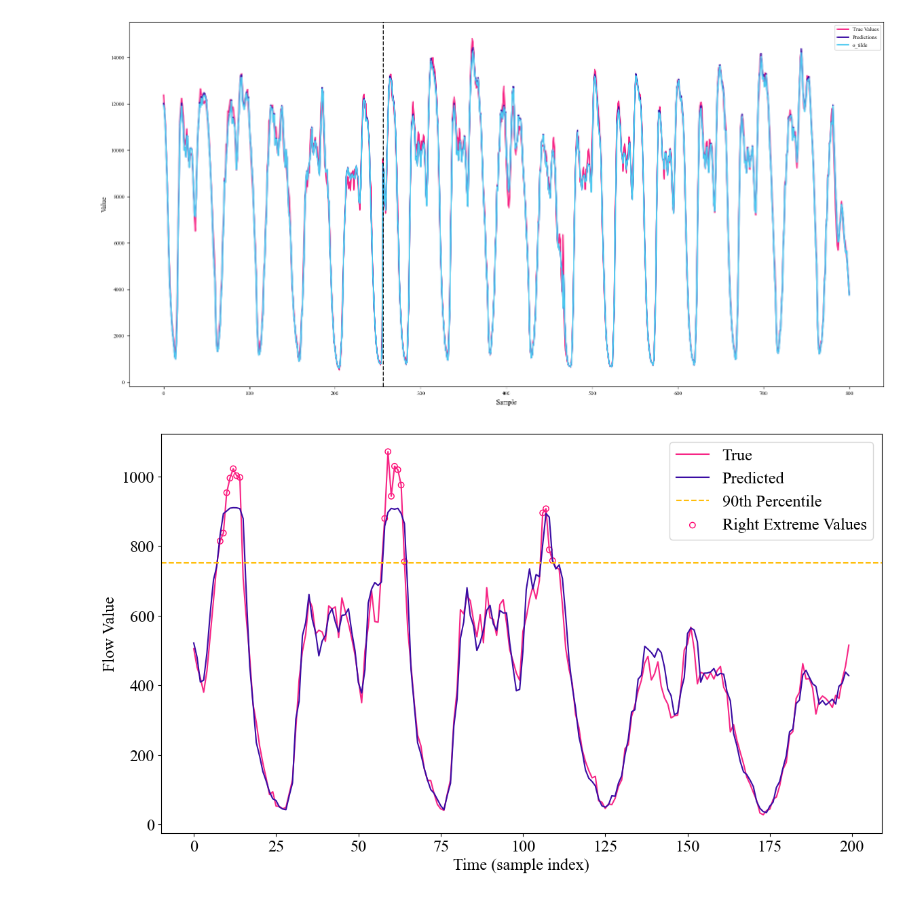
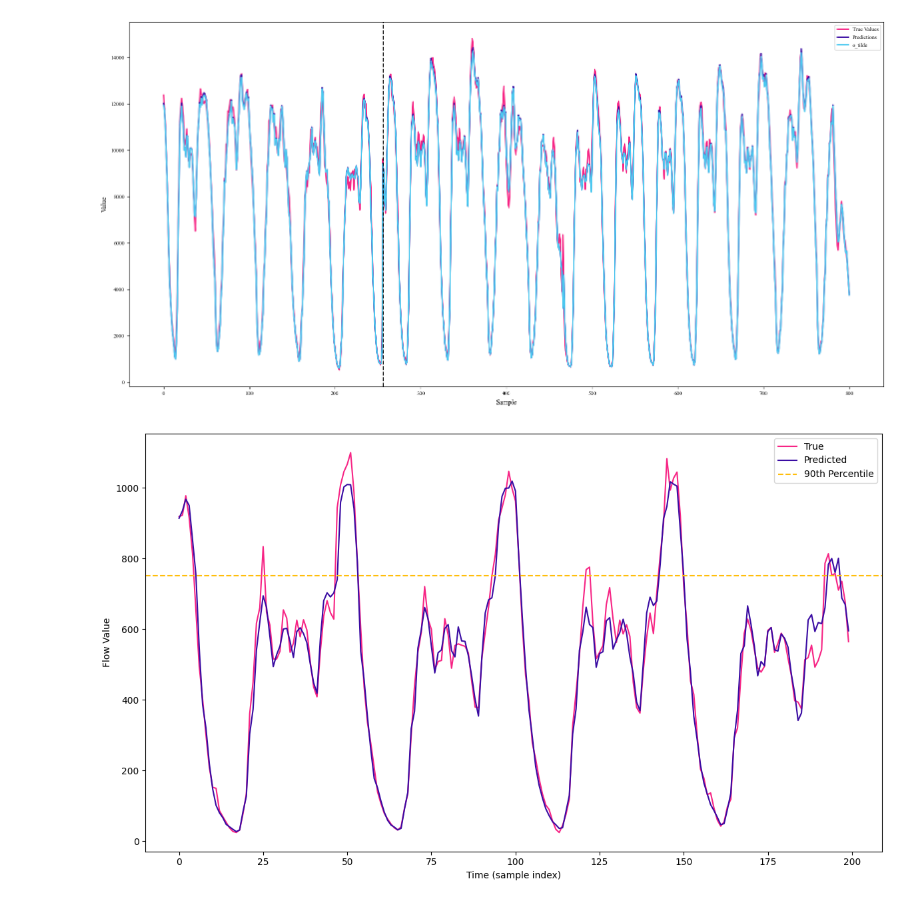
Before and after one commit to omerAJ/Hyb-STEX, a Jupyter notebook: plottingForPPR copy.ipynb, the cells around one changed output. Drawn from its saved outputs; the diff is of its cells as text; code cells hidden in the pictures.

```diff
--- a/plottingForPPR copy.ipynb
+++ b/plottingForPPR copy.ipynb
@@ -261,4 +268,4 @@ def test(model, dataloader, scaler, graph, args):
 # %%
-_, y_true, y_pred, evs_true, evs_pred, bias, bias_scaled, o_tilde = test(model, dataloader, dataloader['scaler'], graph, args)
+_, y_true, y_pred_g, y_pred_best = test(gumbell_model, best_model, dataloader, dataloader['scaler'], graph, args)
 # %% [output]
 Finished test phase, with samples: 546
@@ -274,7 +331,7 @@ from scipy.stats import gaussian_kde
 # List of arrays with their corresponding labels and colors for plotting
 data = [
     (y_true, 'True', '#f72585'),
-    (o_tilde, 'Predicted', '#3a0ca3'),
+    (y_pred, 'Predicted', '#3a0ca3'),
 ]
 plt.figure(figsize=(12, 7))  # Adjust the size as needed
 
@@ -424,66 +481,33 @@ import matplotlib.pyplot as plt
 # Set up the plot
 plt.figure(figsize=(12, 7))
 
 # Plotting for the first node (as the loop range is 1, it plots only the first node)
 for node_index in range(1):
-    s, e = 0, 200
+    s, e = 250, 450
     node_index=86
     inflow = y_true[:, 0, node_index, 0]
     percentile_90 = np.percentile(inflow, 90)
     inflow = y_true[s:e, 0, node_index, 0]
-    inflow_pred = o_tilde[s:e, 0, node_index, 0]
-    # inflow_pred_bias = y_pred[50:250, 0, node_index, 0]
-    # outflow = y_train[:, 0, node_index, 1]
-
-    # Plot a horizontal line at the 90th percentile
-
-    # Extract extreme indicators for inflow and outflow
-    # extreme_inflow_indicator = evs_pred[0:500, 0, node_index, 0]
-    extreme_inflow_indicator_true = evs_true[s:e, 0, node_index, 0]
-    # print("extreme_inflow_indicator", extreme_inflow_indicator)
-    # extreme_outflow_indicator = extreme_values_binary_tensor[:, 0, node_index, 1]
-
-    # Identify indices where extreme events occur
-    # extreme_inflow_indices = np.where(extreme_inflow_indicator >= .2)[0]
-    extreme_inflow_indices_true = np.where(extreme_inflow_indicator_true == 1)[0]
-    # extreme_outflow_indices = np.where(extreme_outflow_indicator == 1)[0]
-
-    # data = [
-    # (y_true, 'True Values', '#f72585'),
-    # (y_pred, 'Predicted Values', '#3a0ca3'),
-    # (o_tilde, 'o_tilde', '#4cc9f0')
-    # ]
-    # Plotting inflow and outflow
-    # plt.subplot(1, 1, node_index + 1)
+    inflow_pred = y_pred[s:e, 0, node_index, 0]
     plt.plot(inflow, label='True', color='#f72585')
     plt.plot(inflow_pred, label='Predicted', color='#3a0ca3')
-    # plt.plot(inflow_pred_bias, label='Inflow_predicted', color='#3a0ca3')
-    # plt.plot(outflow, label='Outflow')
     plt.axhline(y=percentile_90, color='#ffbe0b', linestyle='--', label='90th Percentile')
 
-    # Marking the extreme events
-    # plt.scatter(extreme_inflow_indices_true, inflow[extreme_inflow_indices_true], color='green', label='Extreme Inflow _ gt', marker='o')
-    # plt.scatter(extreme_inflow_indices, inflow[extreme_inflow_indices], color='#ff006e', label='Extreme Inflow _ pred', marker='o')
-    # Marking the extreme events with hollow markers
-    plt.scatter(extreme_inflow_indices_true, inflow[extreme_inflow_indices_true], color='#ff006e', label='Right Extreme Values', marker='o', facecolors='none', edgecolors='#ff006e')
-    # plt.scatter(extreme_outflow_indices, outflow[extreme_outflow_indices], color='blue', label='Extreme Outflow', marker='x')
-    # plt.grid(color='lightgray', linestyle='--', linewidth=0.5)
-    # Set the font size and weight for the axis labels
 
     plt.xlabel("Time (sample index)")
     plt.ylabel("Flow Value")
     # Set the border color of the plot
 
     # Move legend outside the plot
     legend = plt.legend(loc='best')
 
     # Show the plot
     plt.tight_layout()  # Adjust layout to make room for the legend
     plt.legend()
 
 plt.tight_layout()
 
 # plt.savefig('NYCTaxi_Node1_EVS.png', dpi=300, bbox_inches='tight')
 plt.show()
 # %% [output]
-[figure, old version]
+[figure, new version]
```
Also changed, not shown: parts of 6 cells of this notebook.
